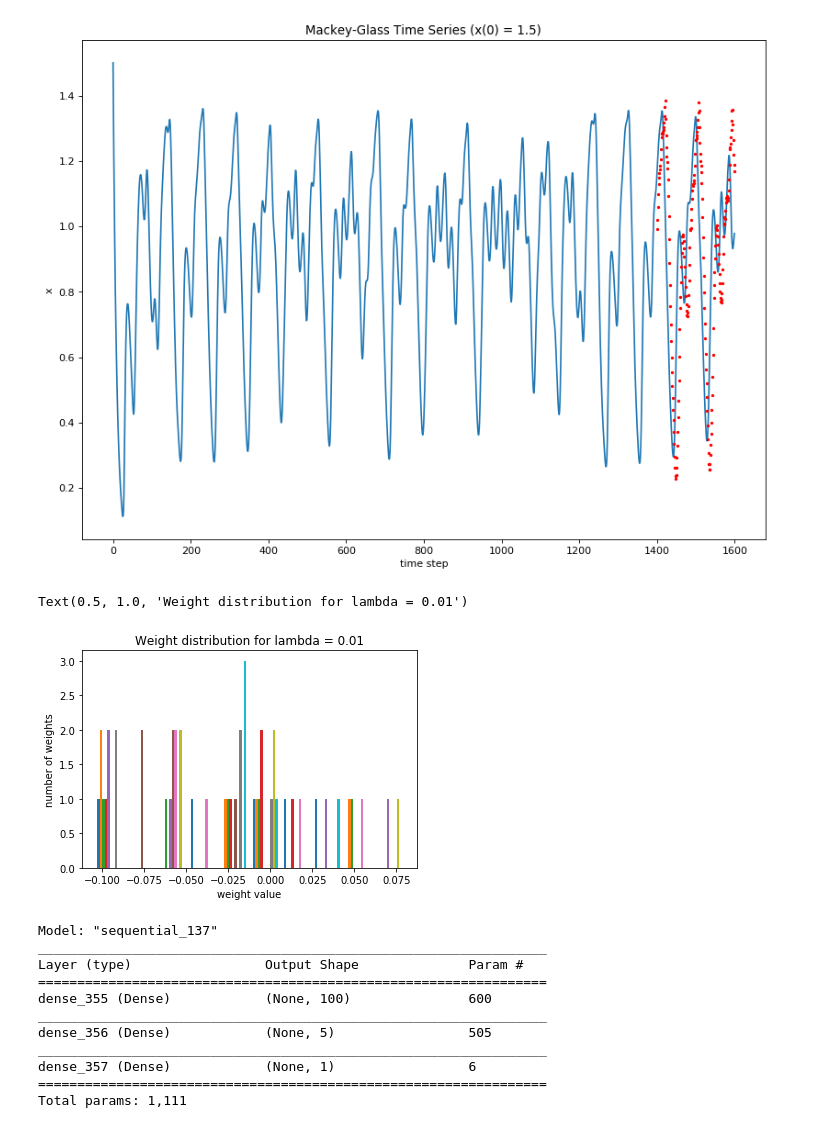
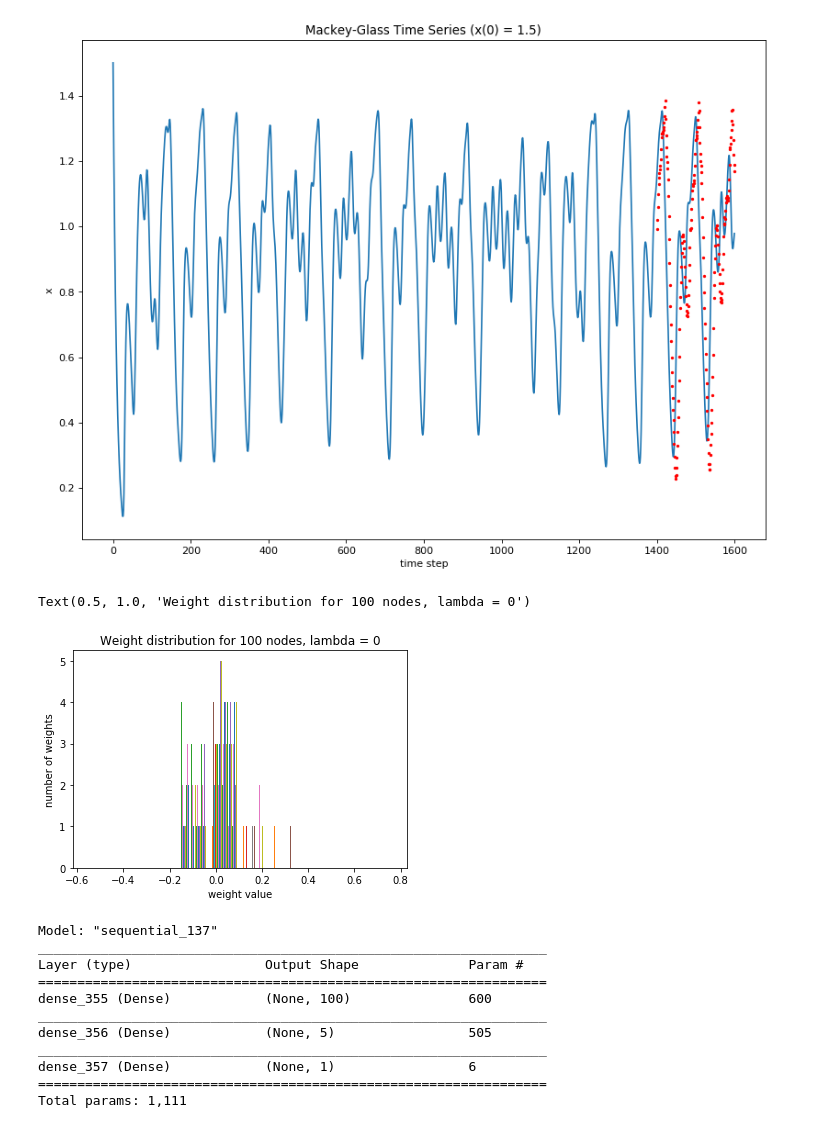
Before and after one commit to griiak/ANN-Assignment1-GS, a Jupyter notebook: A1/A1Part1.ipynb, the cells around one changed output. Drawn from its saved outputs; the diff is of its cells as text; code cells hidden in the pictures.

```diff
--- a/A1/A1Part1.ipynb
+++ b/A1/A1Part1.ipynb
@@ -721,7 +721,7 @@ Text(0.5, 1.0, 'Mackey-Glass Time Series (x(0) = 1.5)')
 
 
 
-model, es = init_network([10, 1])
+model, es = init_network([100, 1],0.0)
 
 history = model.fit(train_set, train_labels, epochs=1000, batch_size=50, validation_split=0.2,  callbacks=[es], verbose=1)
 
@@ -771,12 +771,12 @@ Text(0.5, 1.0, 'Mackey-Glass Time Series (x(0) = 1.5)')
 # %%
 weights, biases = model.layers[0].get_weights()
 plt.hist(weights)
 plt.xlabel("weight value")
 plt.ylabel("number of weights")
-plt.title("Weight distribution for lambda = 0.01")
+plt.title("Weight distribution for 100 nodes, lambda = 0")
 # %% [output]
-Text(0.5, 1.0, 'Weight distribution for lambda = 0.01')
+Text(0.5, 1.0, 'Weight distribution for 100 nodes, lambda = 0')
-[figure, old version]
+[figure, new version]
 # %%
 noisy_x = mackey_glass_noisy(0.09)
 train_set1, train_labels1, test_set1, test_labels1 = create_datasets(noisy_x)
```
Also changed, not shown: parts of 1 cell of this notebook, 1 other file.
